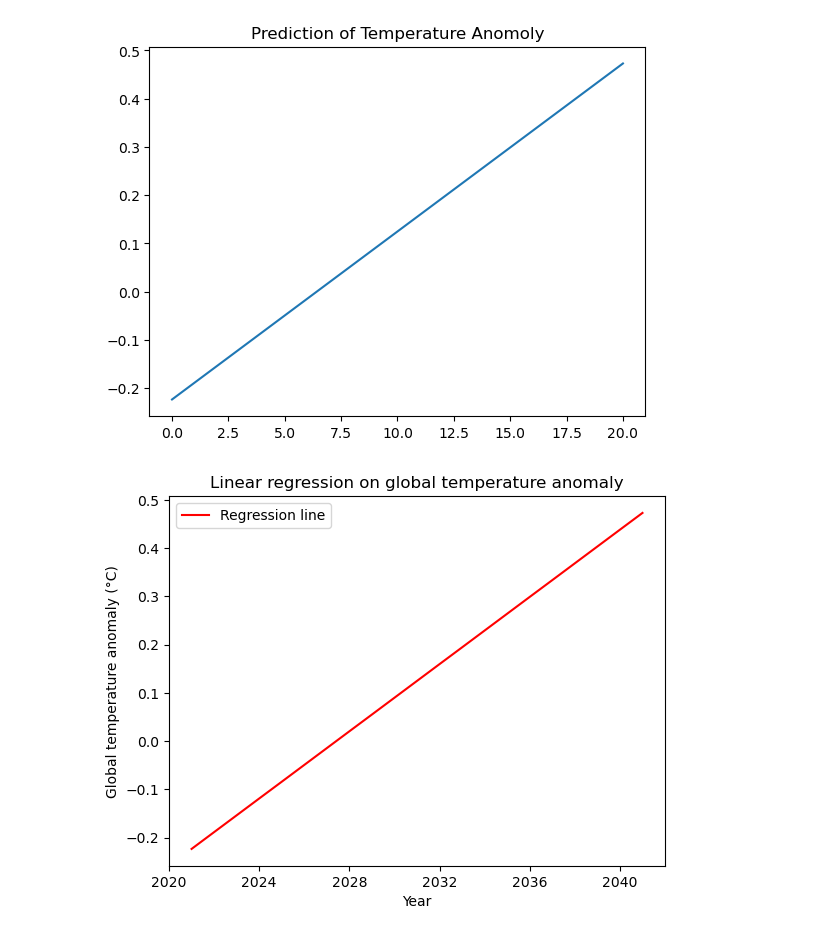
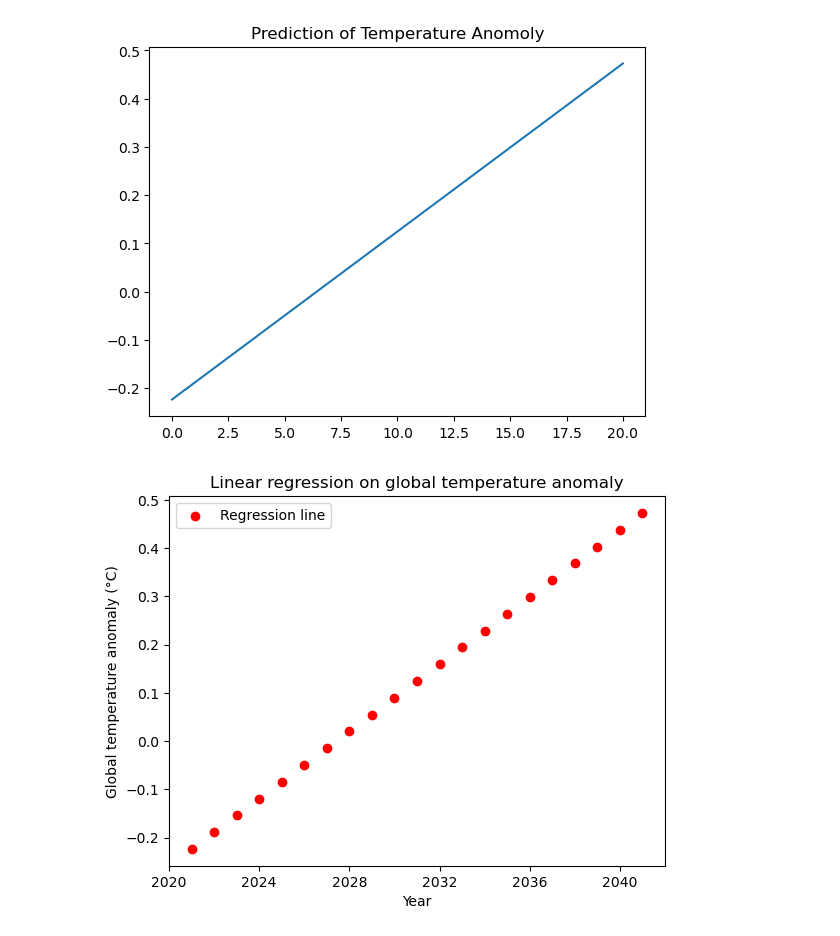
Before and after one commit to keithmmc/pda2, a Jupyter notebook: project2.ipynb, the cells around one changed output. Drawn from its saved outputs; the diff is of its cells as text; code cells hidden in the pictures.

Commit message:
Update project2.ipynb
adding regression

```diff
--- a/project2.ipynb
+++ b/project2.ipynb
@@ -683,13 +683,14 @@ test3
 Name: CH4_mean, Length: 2103, dtype: int64
 # %%
 test6 = methane_noaa
+# %%
+jouzel2 =pd.read_csv('data/reducedjouzel.csv',encoding='Latin')
 # %%
-test6 =pd.read_csv('data/reducedjouzel.csv',encoding='Latin')
-df = jouzel2.copy()
+df2 = jouzel2.copy()
 
-df['tme'] = np.arange(len(jouzel2.index))
+df2['tme'] = np.arange(len(jouzel2.index))
 
-df.tail()
+df2.tail()
 # %% [output]
 |  | bag | ztop | EDC3bÃ©ta | AICC2012 | deutfinal | temp | acc-EDC3beta | difference | celsius | ... |
 | 16 | 17 | 8.80 | 73.05573 | 66.380000 | -398.7 | 217.0 | 3.011312 | -1.32 | -56.15 | ... |
@@ -701,15 +702,12 @@ df.tail()
 from pathlib import Path
 from warnings import simplefilter
 
-import matplotlib.pyplot as plt
-import numpy as np
-import pandas as pd
 
 from sklearn.linear_model import LinearRegression
 
 # Training data
-X6 = df.loc[:, ['tme']]  # features
-y6 = df.loc[:, 'difference']  # target
+X6 = df2.loc[:, ['tme']]  # features
+y6 = df2.loc[:, 'difference']  # target
 
 # Train the model
 model = LinearRegression()
@@ -728,12 +726,12 @@ Text(0.5, 1.0, 'Prediction of Temperature Anomoly')
 # %%
 future_years = pd.date_range(start='2020', end='2041', freq='Y')
 # %%
-plt.plot(future_years, y_pred6, color='red', label='Regression line')
+plt.scatter(future_years, y_pred6, color='red', label='Regression line')
 
 plt.xlabel('Year')
 plt.ylabel('Global temperature anomaly (°C)')
 plt.title('Linear regression on global temperature anomaly')
 plt.legend()
 plt.show()
 # %% [output]
-[figure, old version]
+[figure, new version]
```
Also changed, not shown: parts of 4 cells of this notebook.
